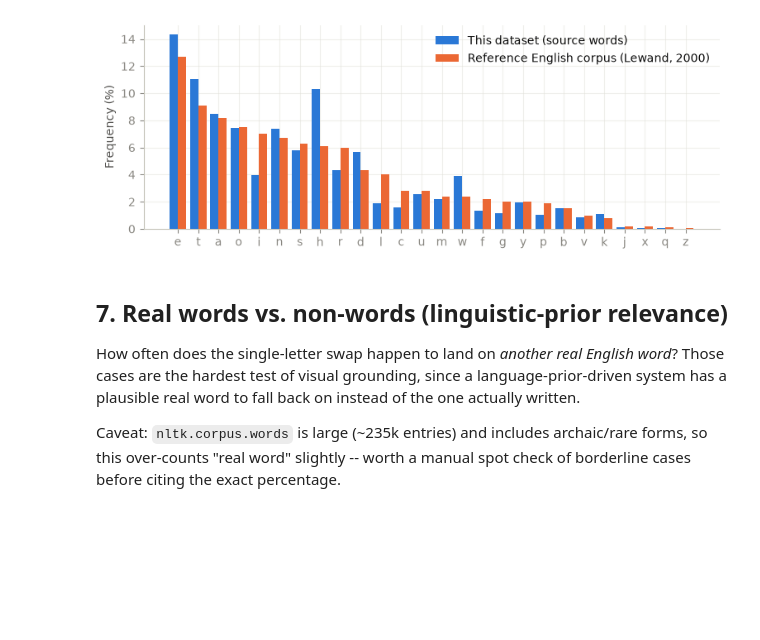
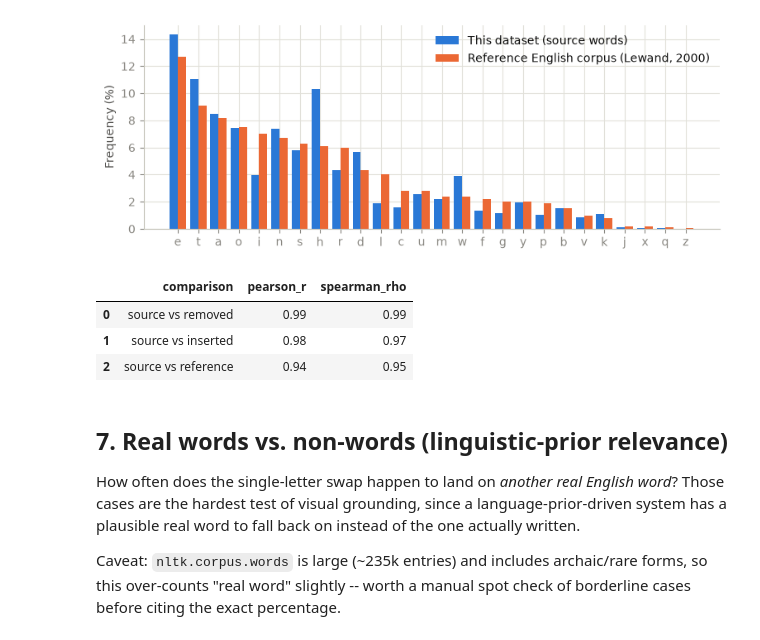
Before and after one commit to xiptos/htr_error_dataset, a Jupyter notebook: eda.ipynb, the cells around one changed output. Cells and saved outputs as stored; diff of their text form; code cells hidden in the pictures; blank space fills up the shorter version.

```diff
--- a/eda.ipynb
+++ b/eda.ipynb
@@ -228,6 +281,27 @@ save_fig(fig, "fig6_letter_frequency", OUT_DIR)
 plt.show()
 # %% [output]
 [figure]
+# %%
+abc = sorted(REF_FREQ)
+dists = {
+    "source": dataset_freq.reindex(abc, fill_value=0),
+    "removed": df["original_letter"].str.lower().value_counts(normalize=True).reindex(abc, fill_value=0),
+    "inserted": df["new_letter"].str.lower().value_counts(normalize=True).reindex(abc, fill_value=0),
+    "reference": pd.Series(REF_FREQ).reindex(abc),
+}
+letter_corr = pd.DataFrame([
+    {"comparison": f"source vs {other}",
+     "pearson_r": round(stats.pearsonr(dists["source"], dists[other])[0], 2),
+     "spearman_rho": round(stats.spearmanr(dists["source"], dists[other])[0], 2)}
+    for other in ["removed", "inserted", "reference"]
+])
+letter_corr.to_csv(OUT_DIR / "letter_correlations.csv", index=False)
+letter_corr
+# %% [output]
+|  | comparison | pearson_r | spearman_rho |
+| 0 | source vs removed | 0.99 | 0.99 |
+| 1 | source vs inserted | 0.98 | 0.97 |
+| 2 | source vs reference | 0.94 | 0.95 |
 # %% [markdown]
 ## 7. Real words vs. non-words (linguistic-prior relevance)
 
```
Also changed, not shown: parts of 14 cells of this notebook, 2 other files.
